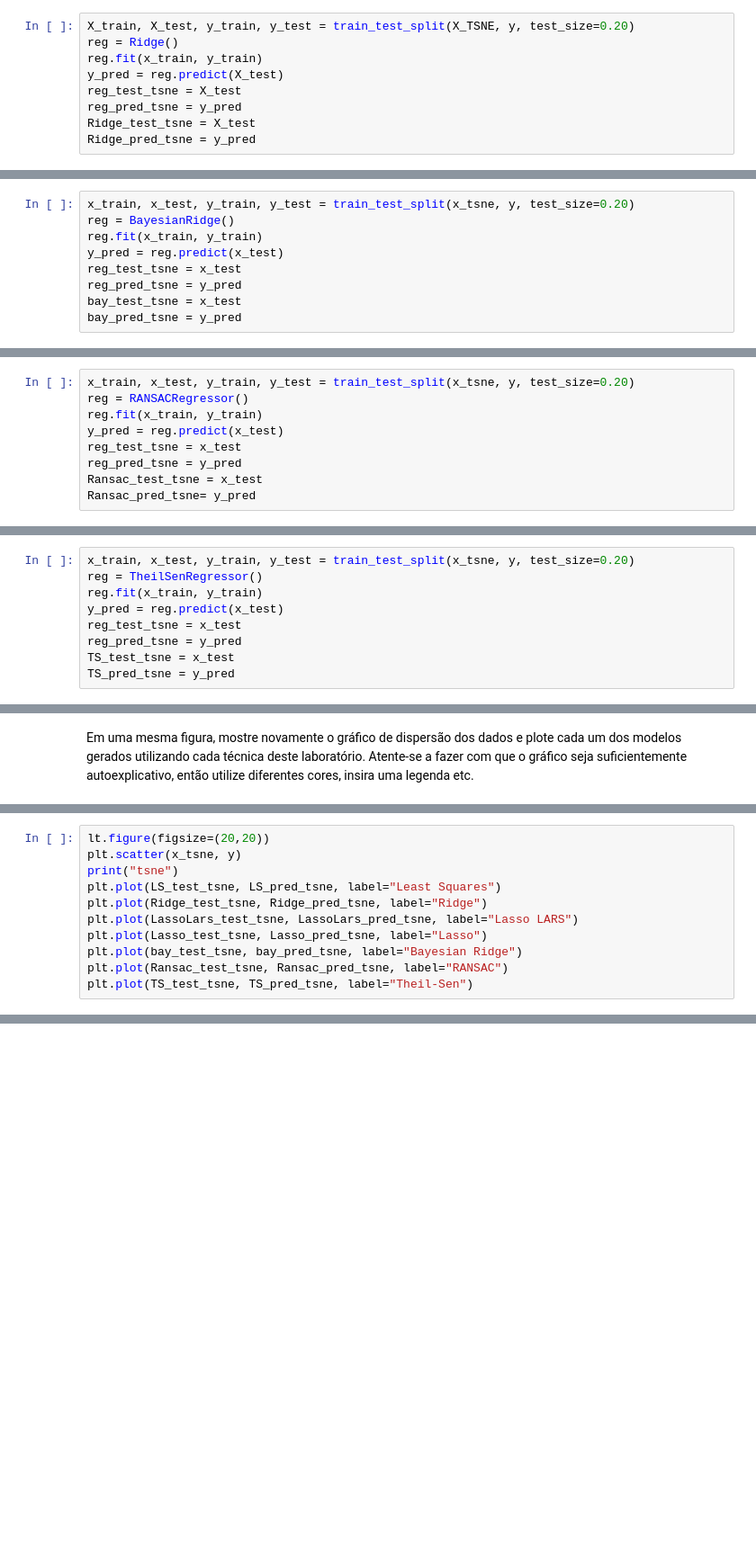
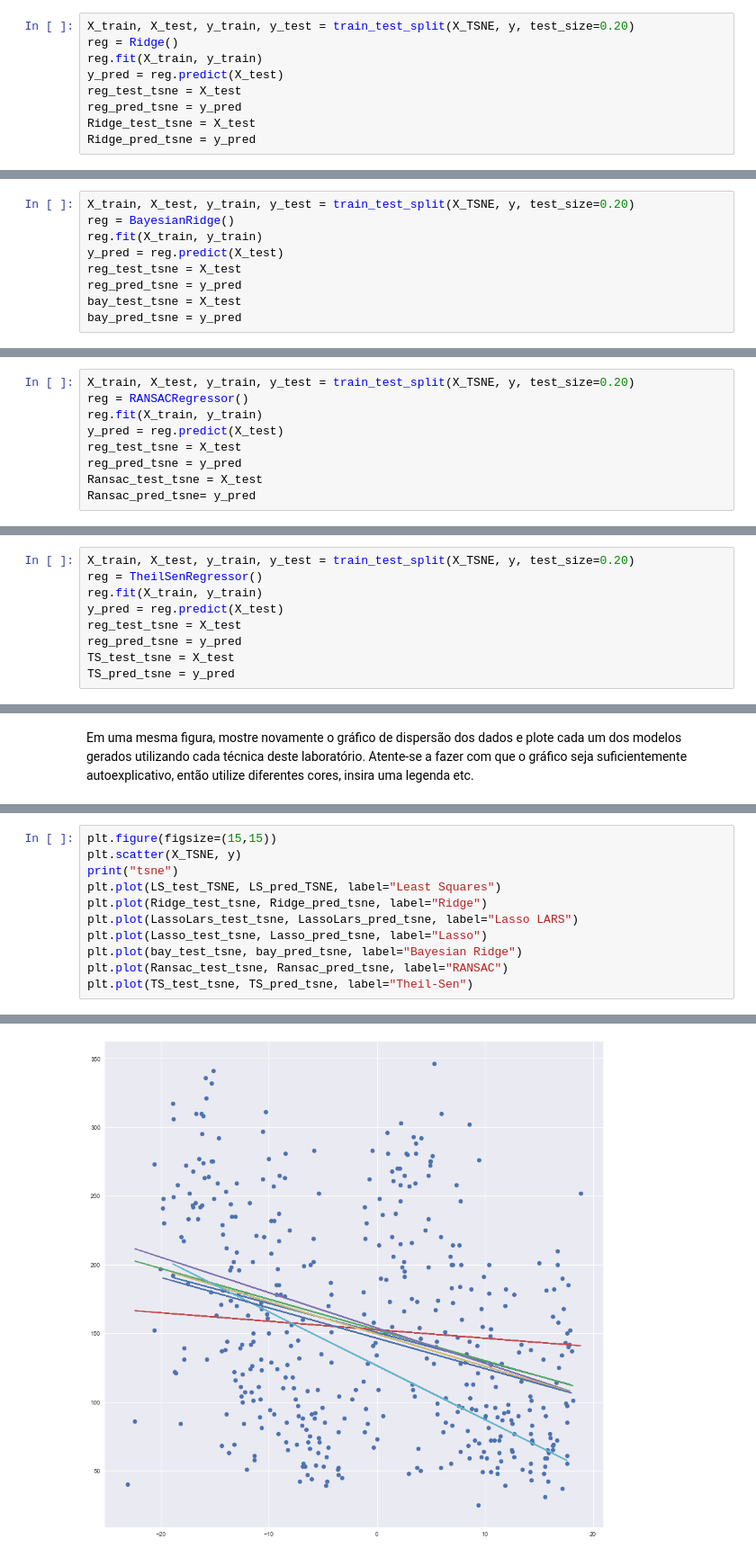
Before and after one commit to jeffersonpdp/ProgramacaoEstruturada, a Jupyter notebook: Lab_3/Jefferson_Paiva_Lab_3.ipynb, the cells around one changed output, grey strips where cells are left out. Shown at 90% size. Cells and saved outputs as stored; diff of their text form; blank space fills up the shorter version.

```diff
--- a/Lab_3/Jefferson_Paiva_Lab_3.ipynb
+++ b/Lab_3/Jefferson_Paiva_Lab_3.ipynb
@@ -353,7 +353,7 @@ Ridge_pred_Isomap = y_pred
 # %%
 X_train, X_test, y_train, y_test = train_test_split(X_TSNE, y, test_size=0.20)
 reg = Ridge()
-reg.fit(x_train, y_train)
+reg.fit(X_train, y_train)
 y_pred = reg.predict(X_test)
 reg_test_tsne = X_test
 reg_pred_tsne = y_pred
@@ -573,9 +567,9 @@ NameError: name 'x_isomap' is not defined
 # %%
-x_train, x_test, y_train, y_test = train_test_split(x_tsne, y, test_size=0.20)
+X_train, X_test, y_train, y_test = train_test_split(X_TSNE, y, test_size=0.20)
 reg = BayesianRidge()
-reg.fit(x_train, y_train)
-y_pred = reg.predict(x_test)
-reg_test_tsne = x_test
+reg.fit(X_train, y_train)
+y_pred = reg.predict(X_test)
+reg_test_tsne = X_test
 reg_pred_tsne = y_pred
-bay_test_tsne = x_test
+bay_test_tsne = X_test
 bay_pred_tsne = y_pred
@@ -652,9 +638,9 @@ NameError: name 'x_isomap' is not defined
 # %%
-x_train, x_test, y_train, y_test = train_test_split(x_tsne, y, test_size=0.20)
+X_train, X_test, y_train, y_test = train_test_split(X_TSNE, y, test_size=0.20)
 reg = RANSACRegressor()
-reg.fit(x_train, y_train)
-y_pred = reg.predict(x_test)
-reg_test_tsne = x_test
+reg.fit(X_train, y_train)
+y_pred = reg.predict(X_test)
+reg_test_tsne = X_test
 reg_pred_tsne = y_pred
-Ransac_test_tsne = x_test
+Ransac_test_tsne = X_test
 Ransac_pred_tsne= y_pred
@@ -724,12 +708,12 @@ TS_test_iso = x_test
 TS_pred_iso = y_pred
 # %%
-x_train, x_test, y_train, y_test = train_test_split(x_tsne, y, test_size=0.20)
+X_train, X_test, y_train, y_test = train_test_split(X_TSNE, y, test_size=0.20)
 reg = TheilSenRegressor()
-reg.fit(x_train, y_train)
-y_pred = reg.predict(x_test)
-reg_test_tsne = x_test
+reg.fit(X_train, y_train)
+y_pred = reg.predict(X_test)
+reg_test_tsne = X_test
 reg_pred_tsne = y_pred
-TS_test_tsne = x_test
+TS_test_tsne = X_test
 TS_pred_tsne = y_pred
 # %%
 print("PCA")
@@ -799,8 +801,8 @@ NameError: name 'x_isomap' is not defined
 # %%
-lt.figure(figsize=(20,20))
-plt.scatter(x_tsne, y)
+plt.figure(figsize=(15,15))
+plt.scatter(X_TSNE, y)
 print("tsne")
-plt.plot(LS_test_tsne, LS_pred_tsne, label="Least Squares")
+plt.plot(LS_test_TSNE, LS_pred_TSNE, label="Least Squares")
 plt.plot(Ridge_test_tsne, Ridge_pred_tsne, label="Ridge")
 plt.plot(LassoLars_test_tsne, LassoLars_pred_tsne, label="Lasso LARS")
 plt.plot(Lasso_test_tsne, Lasso_pred_tsne, label="Lasso")
@@ -811,0 +815 @@ NameError: name 'lt' is not defined
+[figure, added]
```
Also changed, not shown: parts of 60 cells of this notebook, 1 other file.
